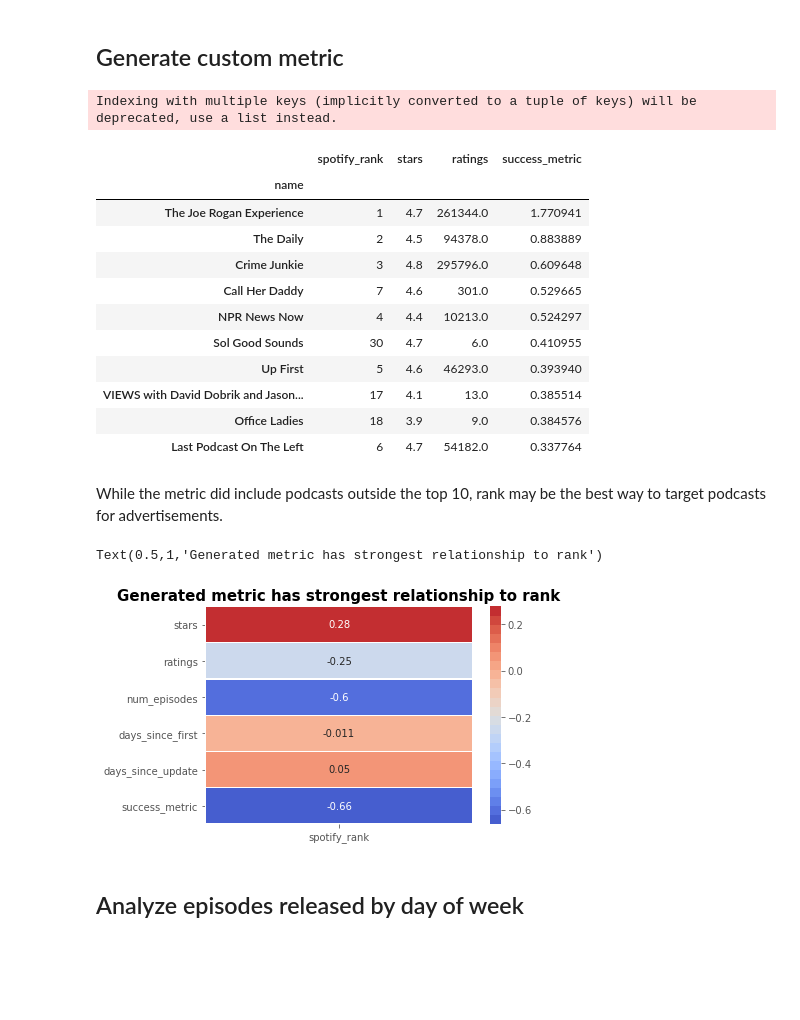
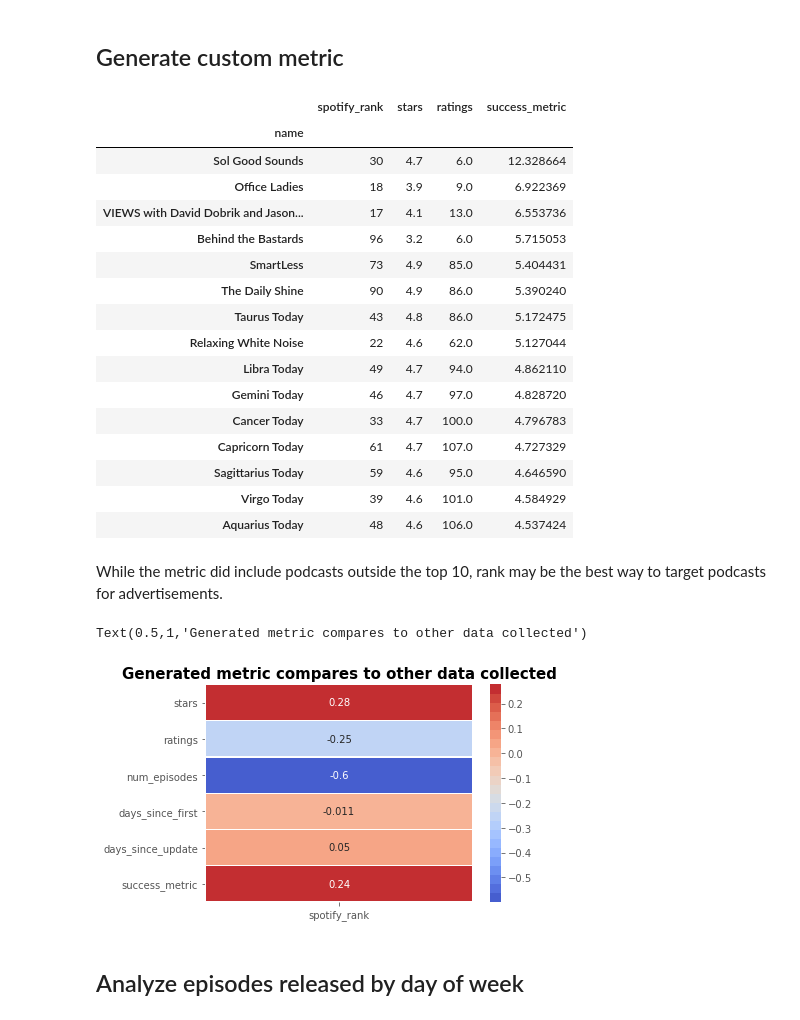
Before and after one commit to pizacd/podcast_scraping_project, a Jupyter notebook: spotify_analysis.ipynb, the cells around one changed output. Drawn from its saved outputs; the diff is of its cells as text; code cells hidden in the pictures; blank space fills up the shorter version.

Commit message:
fixed issue with podcast metric

```diff
--- a/spotify_analysis.ipynb
+++ b/spotify_analysis.ipynb
@@ -126,34 +126,38 @@ Text(0.5,1,'Correlations between podcast data and Spotify rank')
 # %% [markdown]
 ## Generate custom metric
 # %%
-spotify_noNA['success_metric'] = spotify_noNA['stars']**2/np.log(spotify_noNA['ratings'])/spotify_noNA['spotify_rank']
+spotify_noNA['success_metric'] = spotify_noNA['stars']**2/np.log(spotify_noNA['ratings'])
 # %%
-metric_top10 = spotify_noNA.groupby('name')['spotify_rank','genres','stars','ratings','success_metric'].mean()
-metric_top10 = metric_results.sort_values(by = 'success_metric',ascending = False).head(10)
+metric_top10 = spotify_noNA.groupby('name')['spotify_rank','stars','ratings','success_metric'].mean()
+metric_top10 = metric_top10.sort_values(by = 'success_metric',ascending = False).head(15)
 metric_top10
 # %% [output]
-Indexing with multiple keys (implicitly converted to a tuple of keys) will be deprecated, use a list instead.
 |  | spotify_rank | stars | ratings | success_metric |
 | name |  |  |  |  |
-| The Joe Rogan Experience | 1 | 4.7 | 261344.0 | 1.770941 |
-| The Daily | 2 | 4.5 | 94378.0 | 0.883889 |
-| Crime Junkie | 3 | 4.8 | 295796.0 | 0.609648 |
-| Call Her Daddy | 7 | 4.6 | 301.0 | 0.529665 |
-| NPR News Now | 4 | 4.4 | 10213.0 | 0.524297 |
-| Sol Good Sounds | 30 | 4.7 | 6.0 | 0.410955 |
-| Up First | 5 | 4.6 | 46293.0 | 0.393940 |
-| VIEWS with David Dobrik and Jason... | 17 | 4.1 | 13.0 | 0.385514 |
-| Office Ladies | 18 | 3.9 | 9.0 | 0.384576 |
-| Last Podcast On The Left | 6 | 4.7 | 54182.0 | 0.337764 |
+| Sol Good Sounds | 30 | 4.7 | 6.0 | 12.328664 |
+| Office Ladies | 18 | 3.9 | 9.0 | 6.922369 |
+| VIEWS with David Dobrik and Jason... | 17 | 4.1 | 13.0 | 6.553736 |
+| Behind the Bastards | 96 | 3.2 | 6.0 | 5.715053 |
+| SmartLess | 73 | 4.9 | 85.0 | 5.404431 |
+| The Daily Shine | 90 | 4.9 | 86.0 | 5.390240 |
+| Taurus Today | 43 | 4.8 | 86.0 | 5.172475 |
+| Relaxing White Noise | 22 | 4.6 | 62.0 | 5.127044 |
+| Libra Today | 49 | 4.7 | 94.0 | 4.862110 |
+| Gemini Today | 46 | 4.7 | 97.0 | 4.828720 |
+| Cancer Today | 33 | 4.7 | 100.0 | 4.796783 |
+| Capricorn Today | 61 | 4.7 | 107.0 | 4.727329 |
+| Sagittarius Today | 59 | 4.6 | 95.0 | 4.646590 |
+| Virgo Today | 39 | 4.6 | 101.0 | 4.584929 |
+| Aquarius Today | 48 | 4.6 | 106.0 | 4.537424 |
 # %% [markdown]
 <p> While the metric did include podcasts outside the top 10, rank may be the best way to target podcasts for advertisements.</p>
 # %%
 metric_included = spotify_noNA.corr()
 sns.heatmap(metric_included[['spotify_rank']][1:],annot = True,cmap = colormap,linewidths = 0.3)
-plt.title('Generated metric has strongest relationship to rank',fontsize = 15, fontweight = 'bold')
+plt.title('Generated metric compares to other data collected',fontsize = 15, fontweight = 'bold')
 # %% [output]
-Text(0.5,1,'Generated metric has strongest relationship to rank')
+Text(0.5,1,'Generated metric compares to other data collected')
-[figure, old version]
+[figure, new version]
 # %% [markdown]
 ## Analyze episodes released by day of week
 # %%
```
Also changed, not shown: parts of 1 cell of this notebook.
